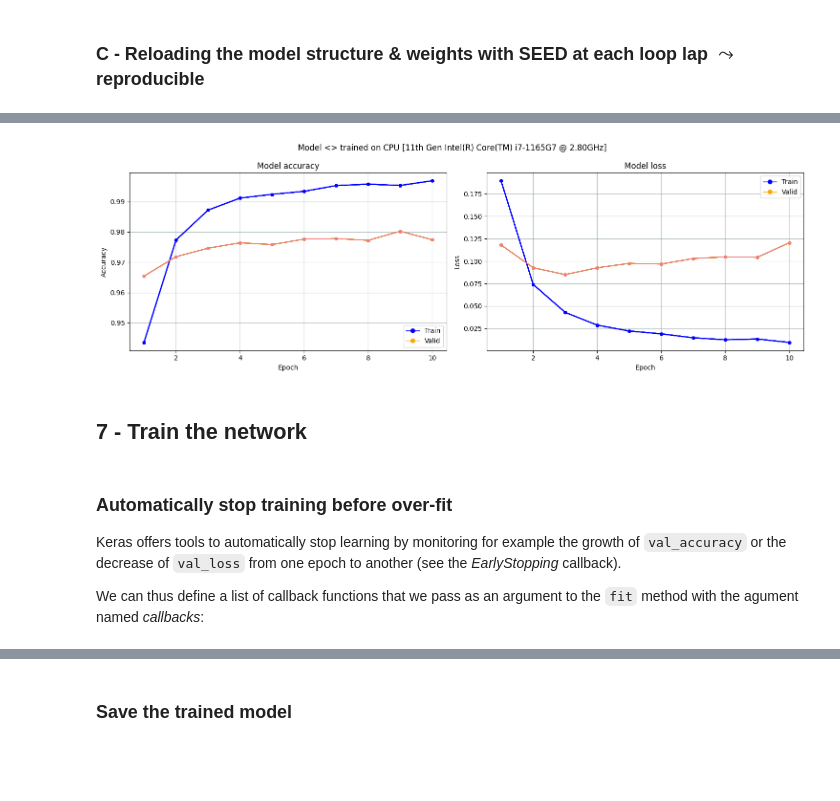
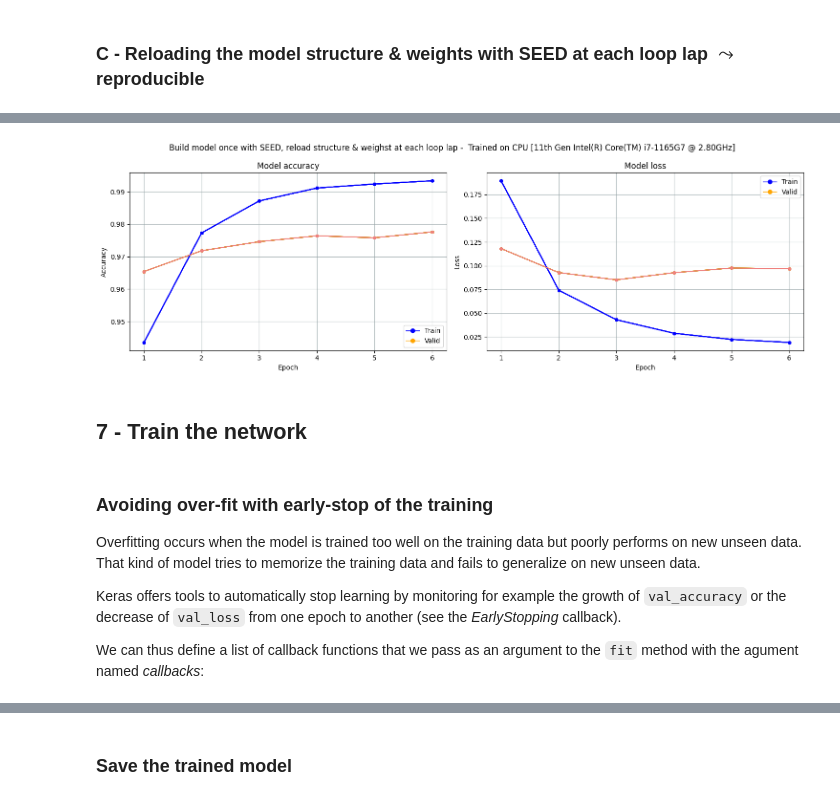
Before and after one commit to cjlux/DL_DIADEM, a Jupyter notebook: Notebooks/01_Classify_MNIST_images_DNN-Copy1.ipynb, the cells around one changed output, grey strips where cells are left out. Saved outputs shown, nothing was run; the diff lists cells and outputs as text; code cells hidden in the pictures; blank space fills up the shorter version.

```diff
--- a/Notebooks/01_Classify_MNIST_images_DNN-Copy1.ipynb
+++ b/Notebooks/01_Classify_MNIST_images_DNN-Copy1.ipynb
@@ -315,7 +321,7 @@ For the sake of convenience we défine a function to build the NN:
 from tensorflow.keras.models import Sequential
 from tensorflow.keras.layers import Dense, Input
 
-def build_DNN(seed=None):
+def build_DNN(seed=None, name=''):
 
     if seed is not None:
         ##########################
@@ -331,7 +337,10 @@ def build_DNN(seed=None):
     model.add(Input(shape=(NB_INPUT,), name='input'))             # INPUT layer
     model.add(Dense(NB_NEURON, activation='relu', name='c1'))     # First hidden layer
     model.add(Dense(NB_CLASS, activation='softmax', name='c2'))   # OUTPUT layer
+
     model.compile(loss='categorical_crossentropy', optimizer='adam',  metrics=['accuracy'])
+
+    if name: model.name = name
     return model
 # %% [markdown]
 Lets's look at the number of _parameters_ (the _weights_) of the model:
@@ -452,13 +460,13 @@ for i in range(5):
     model = build_DNN()                # build a new network, no SEED given
 
     hist = model.fit(x_train, y_train, # images, labels
-                     epochs=10,        # the total number of successive trainings
+                     epochs=6,        # the total number of successive trainings
                      batch_size=32,    # split the whole dadaset in batches
                      validation_data=(x_valid, y_valid),
                      verbose=1)
     H.append(hist)
 
 print(f' Total Train {elapsed_time_since(t0)}')
-plot_loss_accuracy(H)
+plot_loss_accuracy(H, message='Build model no SEED at each loop lap')
 # %% [output]
 training #1
@@ -500,13 +508,13 @@ for i in range(5):
     model = build_DNN(1234)            # build a new network with a fixed SEED
 
     hist = model.fit(x_train, y_train, # images, labels
-                     epochs=10,        # the total number of successive trainings
+                     epochs=6,        # the total number of successive trainings
                      batch_size=32,    # split of the whole dadaset in batches
                      validation_data=(x_valid, y_valid),
                      verbose=1)
     H.append(hist)
 
 print(f' Total Train {elapsed_time_since(t0)}')
-plot_loss_accuracy(H)
+plot_loss_accuracy(H, message='Build model with SEED at each loop lap')
 # %% [output]
 training #1
@@ -555,13 +563,13 @@ for i in range(5):
 
     # train the network
     hist = model.fit(x_train, y_train,
-                     epochs=10,
+                     epochs=6,
                      batch_size=32,
                      validation_data=(x_valid, y_valid),
                      verbose=1)
     H.append(hist)
 
 print(f' Total Train {elapsed_time_since(t0)}')
-plot_loss_accuracy(H)
+plot_loss_accuracy(H, message='Build model once with SEED, reload structure & weighst at each loop lap')
 # %% [output]
 training #1
@@ -584,3 +592,3 @@ Epoch 10/10
-[figure, old version]
+[figure, new version]
 # %% [markdown]
 ## 7 - Train the network
@@ -587,5 +598,8 @@ Epoch 10/10
 # %% [markdown]
-### Automatically stop training before over-fit
+### Avoiding **over-fit** with **early-stop** of the training
+
+Overfitting occurs when the model is trained too well on the training data but poorly performs on new unseen data. That kind of model tries to memorize the training data and fails to generalize on new unseen data.
+
 Keras offers tools to automatically stop learning by monitoring for example the growth of `val_accuracy` or the decrease of `val_loss` from one epoch to another (see the _EarlyStopping_ callback).
 
 We can thus define a list of callback functions that we pass as an argument to the `fit` method with the agument named _callbacks_:
```
Also changed, not shown: parts of 47 cells of this notebook, 11 other files.
